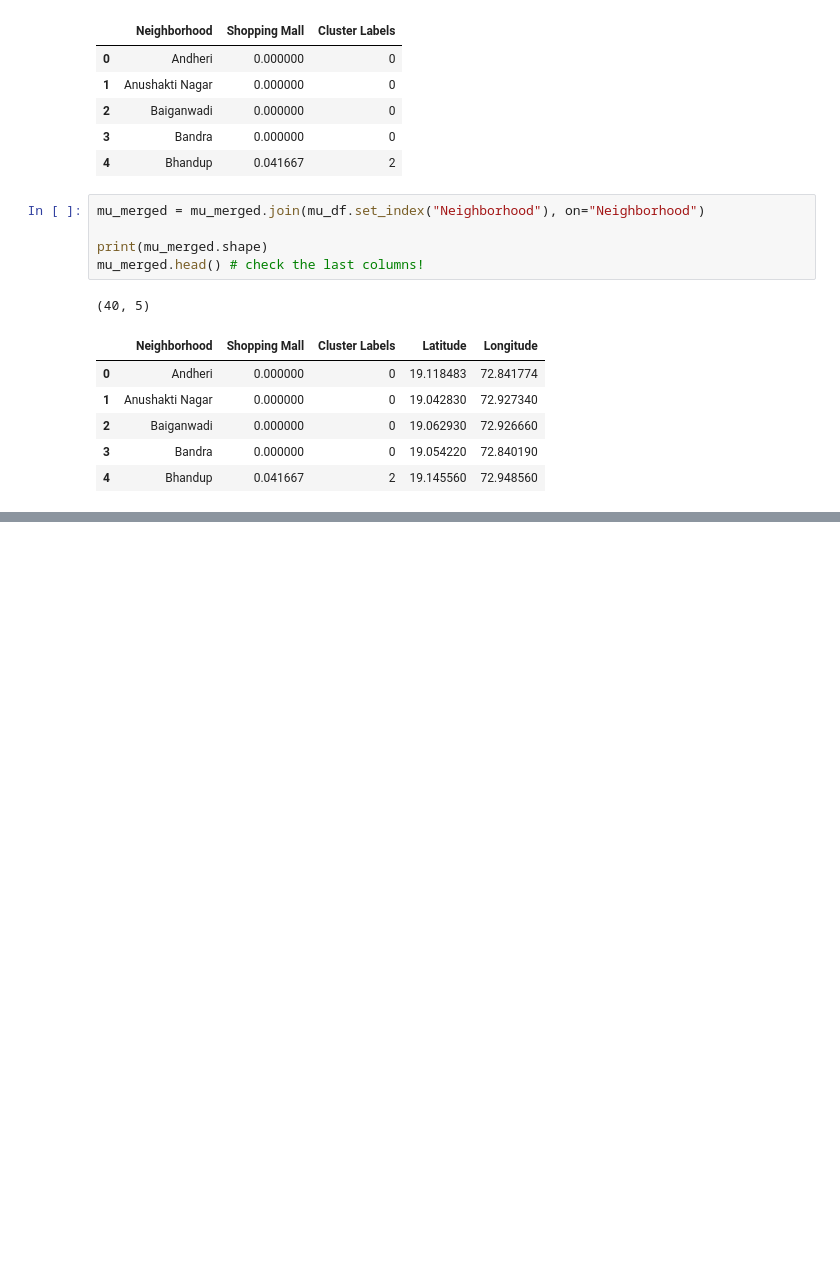
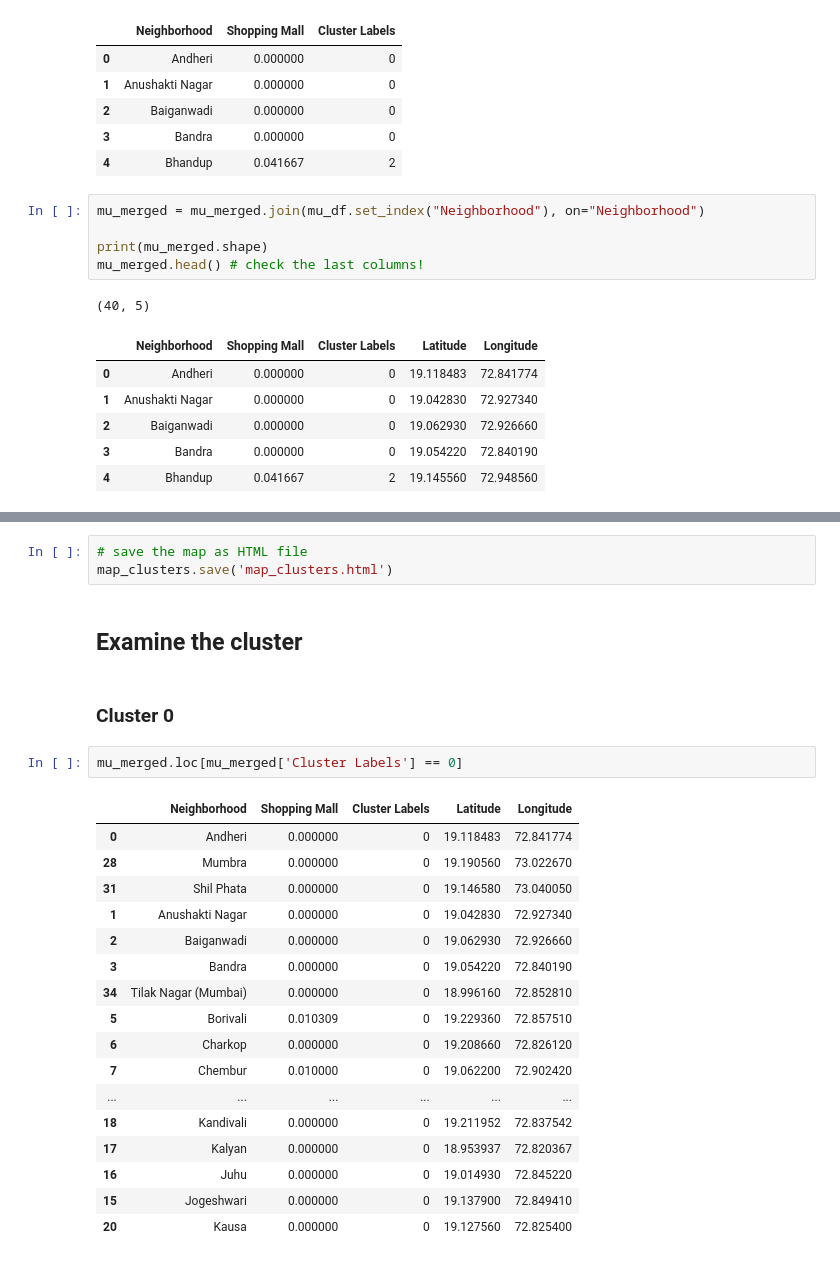
Before and after one commit to shulin59/capstone-project, a Jupyter notebook: Final Capstone Project.ipynb, the cells around one changed output, grey strips where cells are left out. Cells and saved outputs as stored; diff of their text form; blank space fills up the shorter version.

```diff
--- a/Final Capstone Project.ipynb
+++ b/Final Capstone Project.ipynb
@@ -404,0 +452,27 @@ mu_merged
+# %%
+# save the map as HTML file
+map_clusters.save('map_clusters.html')
+# %% [markdown]
+## Examine the cluster
+# %% [markdown]
+### Cluster 0
+# %%
+mu_merged.loc[mu_merged['Cluster Labels'] == 0]
+# %% [output]
+|  | Neighborhood | Shopping Mall | Cluster Labels | Latitude | Longitude |
+| 0 | Andheri | 0.000000 | 0 | 19.118483 | 72.841774 |
+| 28 | Mumbra | 0.000000 | 0 | 19.190560 | 73.022670 |
+| 31 | Shil Phata | 0.000000 | 0 | 19.146580 | 73.040050 |
+| 1 | Anushakti Nagar | 0.000000 | 0 | 19.042830 | 72.927340 |
+| 2 | Baiganwadi | 0.000000 | 0 | 19.062930 | 72.926660 |
+| 3 | Bandra | 0.000000 | 0 | 19.054220 | 72.840190 |
+| 34 | Tilak Nagar (Mumbai) | 0.000000 | 0 | 18.996160 | 72.852810 |
+| 5 | Borivali | 0.010309 | 0 | 19.229360 | 72.857510 |
+| 6 | Charkop | 0.000000 | 0 | 19.208660 | 72.826120 |
+| 7 | Chembur | 0.010000 | 0 | 19.062200 | 72.902420 |
+| ... | ... | ... | ... | ... | ... |
+| 18 | Kandivali | 0.000000 | 0 | 19.211952 | 72.837542 |
+| 17 | Kalyan | 0.000000 | 0 | 18.953937 | 72.820367 |
+| 16 | Juhu | 0.000000 | 0 | 19.014930 | 72.845220 |
+| 15 | Jogeshwari | 0.000000 | 0 | 19.137900 | 72.849410 |
+| 20 | Kausa | 0.000000 | 0 | 19.127560 | 72.825400 |
```
Also changed, not shown: parts of 9 cells of this notebook.
